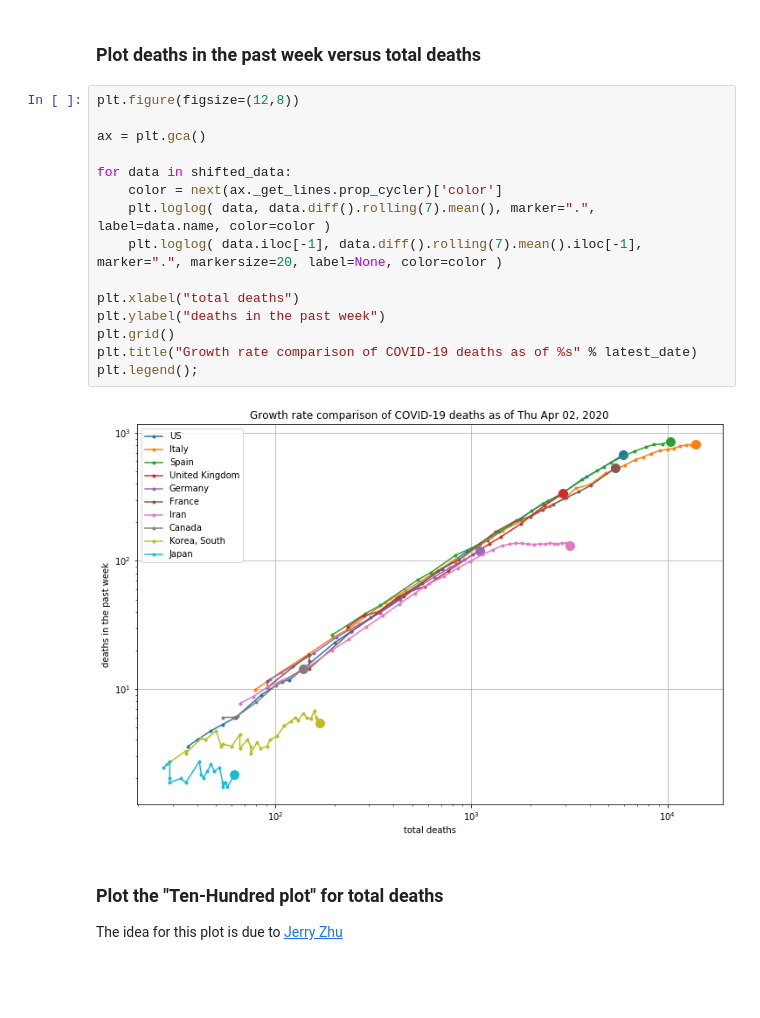
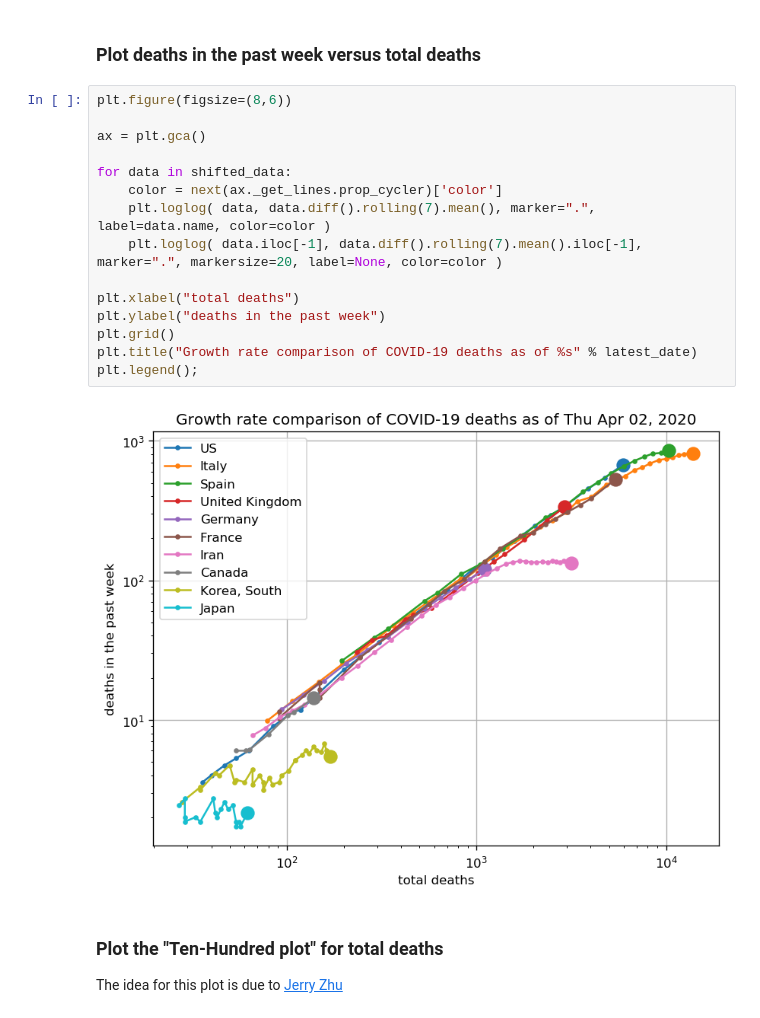
Before and after one commit to LaurentLessard/covid19, a Jupyter notebook: covid.ipynb, the cells around one changed output. Saved outputs shown, nothing was run; the diff lists cells and outputs as text; blank space fills up the shorter version.

```diff
--- a/covid.ipynb
+++ b/covid.ipynb
@@ -97,22 +98,22 @@ for i,d in enumerate(dvals):
 # %% [markdown]
 ### Plot deaths in the past week versus total deaths
 # %%
-plt.figure(figsize=(12,8))
+plt.figure(figsize=(8,6))
 
 ax = plt.gca()
 
 for data in shifted_data:
     color = next(ax._get_lines.prop_cycler)['color']
     plt.loglog( data, data.diff().rolling(7).mean(), marker=".", label=data.name, color=color )
     plt.loglog( data.iloc[-1], data.diff().rolling(7).mean().iloc[-1], marker=".", markersize=20, label=None, color=color )
 
 plt.xlabel("total deaths")
 plt.ylabel("deaths in the past week")
 plt.grid()
 plt.title("Growth rate comparison of COVID-19 deaths as of %s" % latest_date)
 plt.legend();
 # %% [output]
-[figure, old version]
+[figure, new version]
 # %% [markdown]
 ### Plot the "Ten-Hundred plot" for total deaths
 The idea for this plot is due to [Jerry Zhu](https://www.youtube.com/watch?v=NP3ZdQwrL_Q)
```
Also changed, not shown: parts of 2 cells of this notebook, 1 other file.
